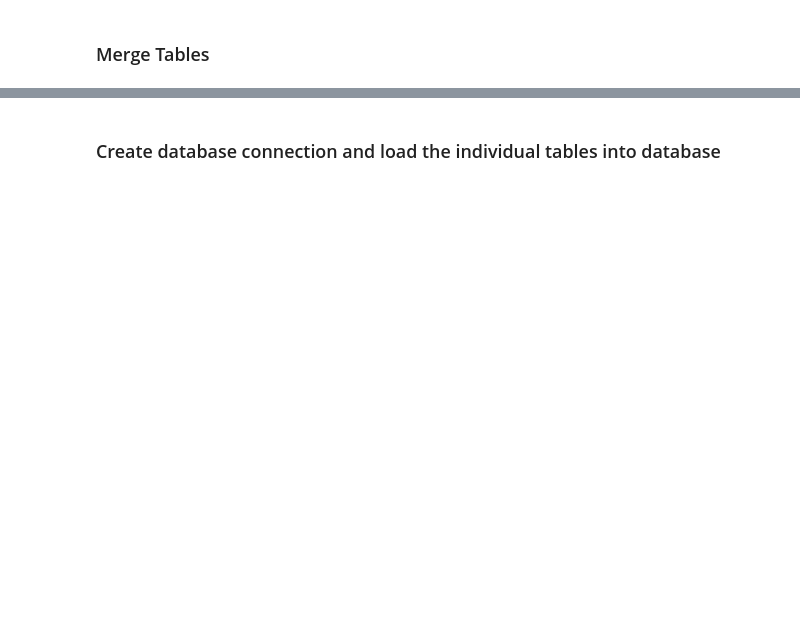
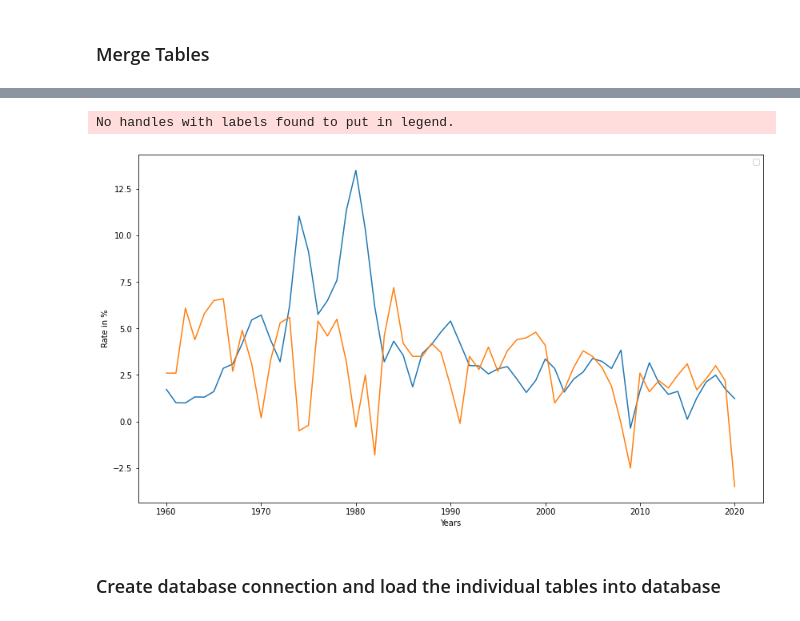
Before and after one commit to harrybonsu/ETL_Project, a Jupyter notebook: ETL_project.ipynb, the cells around one changed output, grey strips where cells are left out. Drawn from its saved outputs; the diff is of its cells as text; code cells hidden in the pictures; blank space fills up the shorter version.

```diff
--- a/ETL_project.ipynb
+++ b/ETL_project.ipynb
@@ -146,6 +249,5 @@ gdp_df
 # %%
 # Drop the duplicated year values
 
-gdp_df = gdp_df.drop_duplicates(keep='last', subset=['date'])
-gdp_df.astype(float)
+gdp_df = gdp_df.drop_duplicates(keep='last', subset=['date']).astype(float)
 gdp_df
@@ -185,3 +382,16 @@ clean_df.dtypes
+# %%
+plt.figure(figsize=(14,8))
+#plt.plot(clean_df['date'], clean_df['dollar_value'])
+plt.plot(clean_df['date'], clean_df['inflation_rate'])
+plt.plot(clean_df['date'], clean_df['gdp_rate'])
+#plt.plot(clean_df['date'], clean_df['m3_rate'])
+plt.ylabel('Rate in %')
+plt.xlabel('Years')
+plt.legend()
+plt.show()
+# %% [output]
+No handles with labels found to put in legend.
+[figure, added]
 # %% [markdown]
 ### Create database connection and load the individual tables into database
 # %%
```
Also changed, not shown: parts of 19 cells of this notebook.
